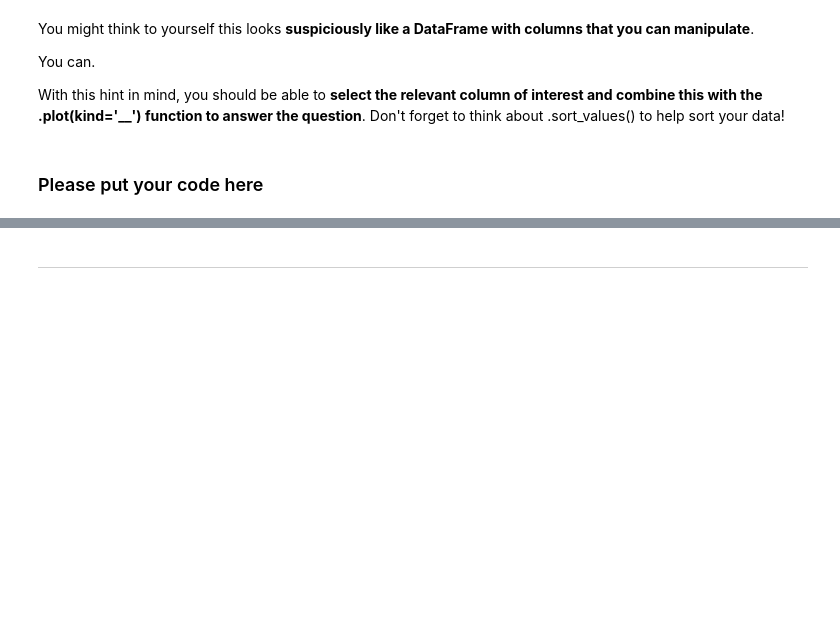
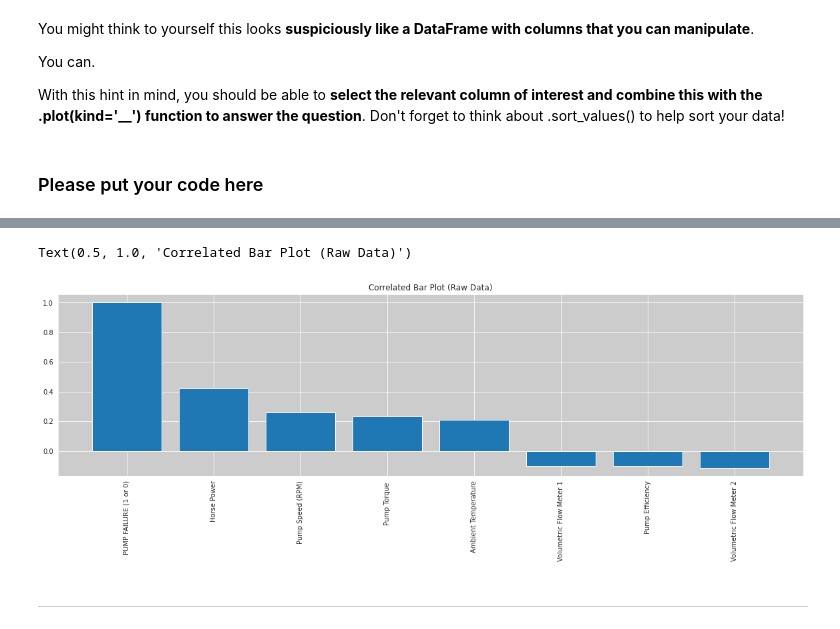
Before and after one commit to felipeLx/python, a Jupyter notebook: aemr/Southern_Water_Corp_OLS_Case_Study_Student_Facing_160221.ipynb, the cells around one changed output, grey strips where cells are left out. Cells and saved outputs as stored; diff of their text form; code cells hidden in the pictures; blank space fills up the shorter version.

```diff
--- a/aemr/Southern_Water_Corp_OLS_Case_Study_Student_Facing_160221.ipynb
+++ b/aemr/Southern_Water_Corp_OLS_Case_Study_Student_Facing_160221.ipynb
@@ -545,3 +563,15 @@ With this hint in mind, you should be able to **select the relevant column of in
+# %%
+fig, ax = plt.subplots()
+
+corr_desc_raw = corr_df_raw.sort_values('PUMP FAILURE (1 or 0)', ascending=False)
+ax.bar(corr_desc_raw.index, corr_desc_raw['PUMP FAILURE (1 or 0)'])
+ax.set_xticklabels(corr_desc_raw.index, rotation=90)
+ax.set_facecolor("#CCCCCC")
+ax.grid(visible=True, axis='both', color="w")
+plt.title('Correlated Bar Plot (Raw Data)')
+# %% [output]
+Text(0.5, 1.0, 'Correlated Bar Plot (Raw Data)')
+[figure, added]
 # %% [markdown]
 ---
 # %% [markdown]
```
Also changed, not shown: parts of 22 cells of this notebook, 4 other files.
